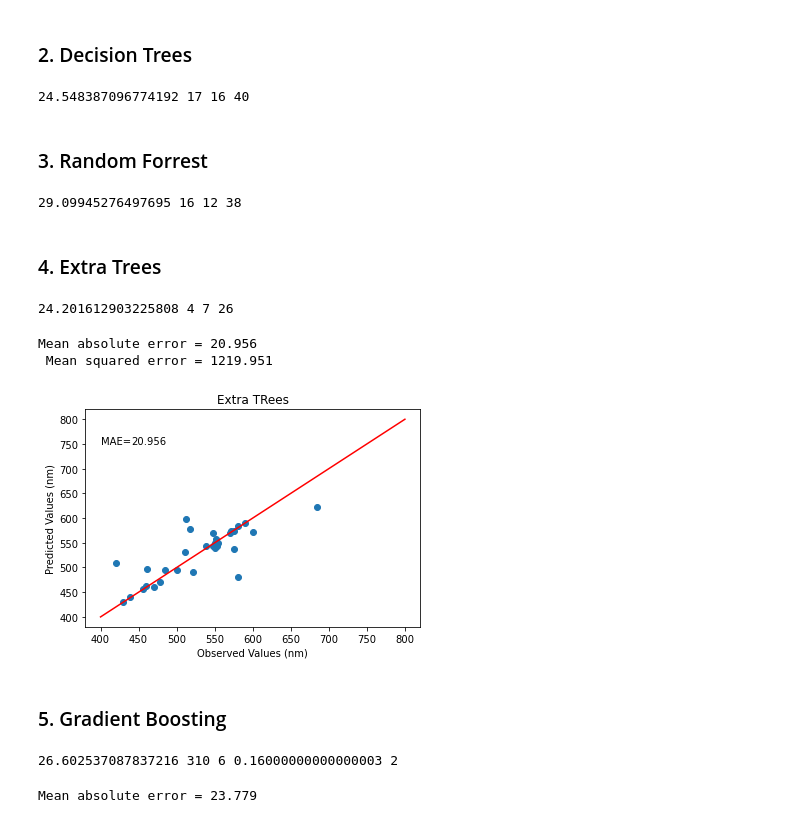
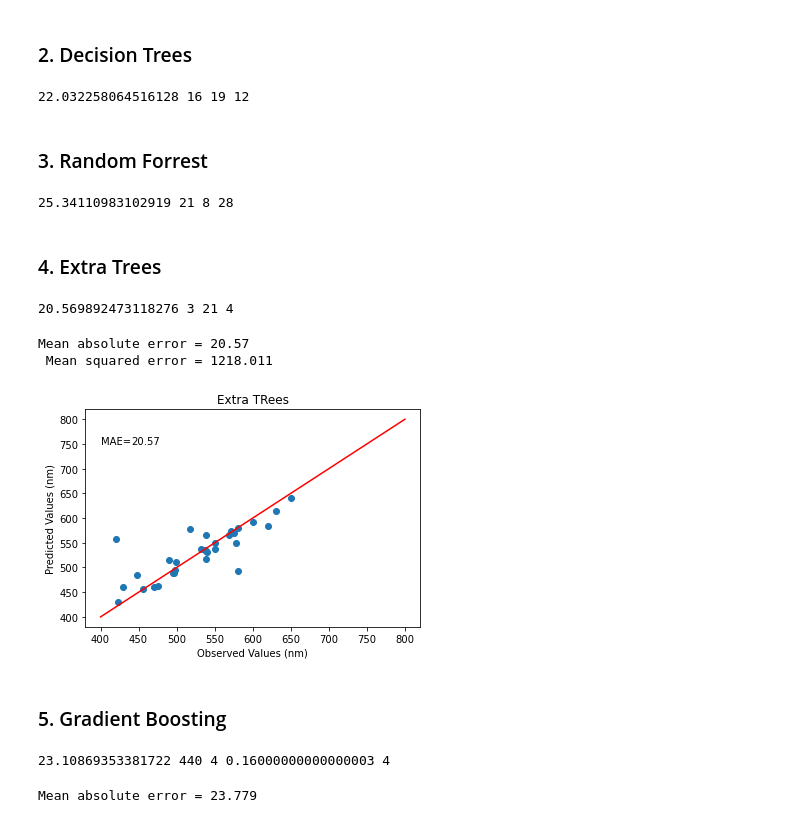
Before and after one commit to Health-Universe/Indium-Phosphide, a Jupyter notebook: notebook/hao/2. model hao abs.ipynb, the cells around one changed output. Drawn from its saved outputs; the diff is of its cells as text; code cells hidden in the pictures.

```diff
--- a/notebook/hao/2. model hao abs.ipynb
+++ b/notebook/hao/2. model hao abs.ipynb
@@ -154,7 +154,7 @@ min_i, min_j, min_k  = 0, 0, 0
 
 for i in tqdm(range(1, 20)):
     for j in range(1, 20):
-        for k in range(5, 70, 5):
+        for k in range(2, 60, 2):
 
             B_regr = BaggingRegressor(base_estimator=DecisionTreeRegressor(max_depth=i),
                                       n_estimators=j,
@@ -209,9 +209,9 @@ min_mae = 99999
 
 min_i, min_j, min_k  = 0, 0, 0
 
-for i in tqdm(range(1, 21)):
-    for j in range(1, 21):
-        for k in range(5, 80, 5):
+for i in tqdm(range(1, 30)):
+    for j in range(1, 30):
+        for k in range(2, 80, 2):
 
             DT_regr = DecisionTreeRegressor(max_depth=i,
                                 max_features=j,
@@ -231,7 +231,7 @@ for i in tqdm(range(1, 21)):
 
 print(min_mae, min_i, min_j, min_k)
 # %% [output]
-24.548387096774192 17 16 40
+22.032258064516128 16 19 12
 # %% [markdown]
 ### 3. Random Forrest
 # %%
@@ -242,8 +242,8 @@ print(min_mae, min_i, min_j, min_k)
 
 min_mae = 99999
 min_i, min_j, min_k = 0, 0, 0
-for i in tqdm(range(1, 21)):
-    for j in range(1, 21):
+for i in tqdm(range(1, 30)):
+    for j in range(1, 30):
         for k in range(2, 50, 2):
             RF_regr = RandomForestRegressor(max_depth=i,
                                             n_estimators=j,
@@ -262,7 +262,7 @@ for i in tqdm(range(1, 21)):
 
 print(min_mae, min_i, min_j, min_k)
 # %% [output]
-29.09945276497695 16 12 38
+25.34110983102919 21 8 28
 # %% [markdown]
 ### 4. Extra Trees
 # %%
@@ -273,8 +273,8 @@ print(min_mae, min_i, min_j, min_k)
 
 min_mae = 99999
 min_i, min_j, min_k = 0, 0, 0
-for i in tqdm(range(1, 25)):
-    for j in range(1, 25):
+for i in tqdm(range(1, 30)):
+    for j in range(1, 30):
         for k in range(2, 50, 2):
             ET_regr = ExtraTreesRegressor(n_estimators=i,
                                             max_features=j,
@@ -292,40 +292,40 @@ for i in tqdm(range(1, 25)):
 
 print(min_mae, min_i, min_j, min_k)
 # %% [output]
-24.201612903225808 4 7 26
+20.569892473118276 3 21 4
 # %%
-ET_regr = ExtraTreesRegressor(n_estimators=5, max_features=2, random_state=36)
+ET_regr = ExtraTreesRegressor(n_estimators=3, max_features=21, random_state=4)
 
 ET_regr.fit(X_train, np.ravel(Y_train))
 
 ET_Y_pred = ET_regr.predict(X_test)
 
 ET_mae = mean_absolute_error(Y_test, ET_Y_pred)
 ET_mse = mean_squared_error(Y_test, ET_Y_pred)
 print("Mean absolute error =", round(ET_mae,3),'\n',"Mean squared error =", round(ET_mse,3))
 
 plt.figure()
 plt.title("Extra TRees")
 plt.plot(Y_test, ET_Y_pred, 'o')
 plt.xlabel('Observed Values (nm)')
 plt.ylabel('Predicted Values (nm)')
 plt.plot([400,800],[400,800], color = 'r')
 plt.text(400, 750, 'MAE=' , fontdict=None)
 plt.text(440, 750, round(ET_mae,3) , fontdict=None)
 plt.show()
 # %% [output]
-Mean absolute error = 20.956
- Mean squared error = 1219.951
+Mean absolute error = 20.57
+ Mean squared error = 1218.011
-[figure, old version]
+[figure, new version]
 # %% [markdown]
 ### 5. Gradient Boosting
 # %%
 min_mae = 999
 min_i, min_j, min_k, min_l = 0, 0, 0.0, 0
-for i in tqdm(range(300, 390, 10)):
-    for j in range(2, 20, 2):
+for i in tqdm(range(300, 450, 10)):
+    for j in range(2, 30, 2):
         for k in np.arange(0.06, 0.22, 0.02):
-            for l in range(2, 14, 2):
+            for l in range(2, 22, 2):
                 GB_regr = GradientBoostingRegressor(n_estimators=i, max_depth=j, learning_rate=k, random_state=l)
                 GB_regr.fit(X_train, np.ravel(Y_train))
                 GB_Y_pred = GB_regr.predict(X_test)
@@ -340,7 +340,7 @@ for i in tqdm(range(300, 390, 10)):
 
 print(min_mae, min_i, min_j, min_k, min_l)
 # %% [output]
-26.602537087837216 310 6 0.16000000000000003 2
+23.10869353381722 440 4 0.16000000000000003 4
 # %%
 GB_regr = GradientBoostingRegressor(n_estimators=380, max_depth=4, learning_rate=0.18, random_state=6)
 
```
Also changed, not shown: parts of 4 cells of this notebook, 4 other files.
